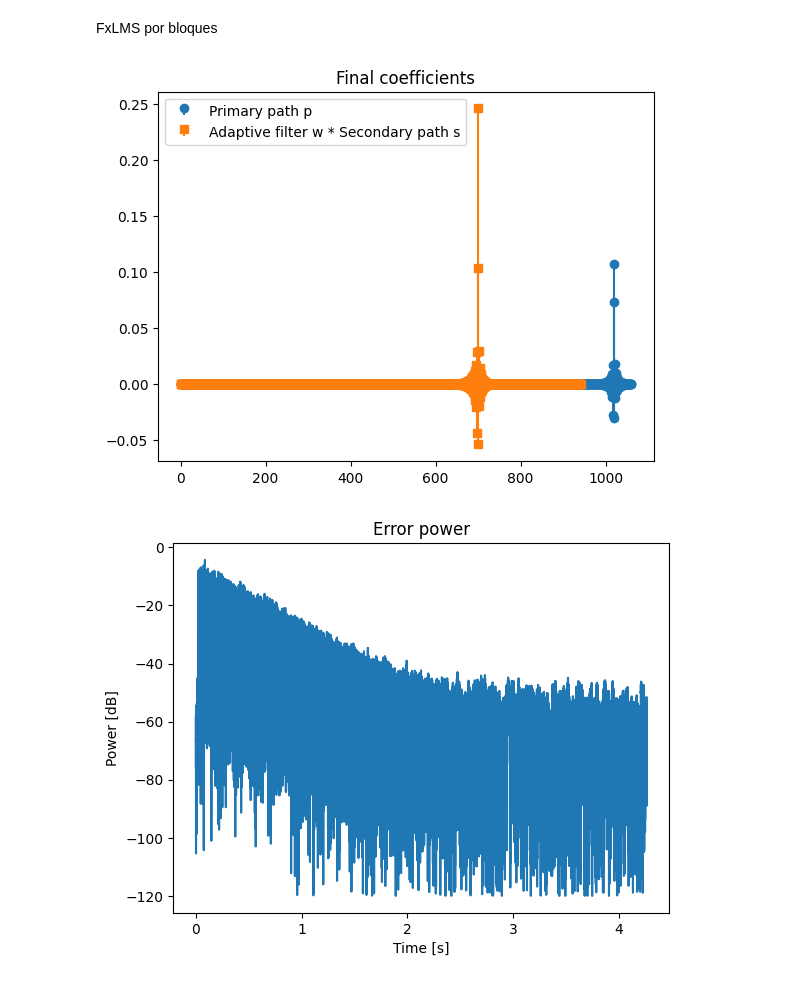
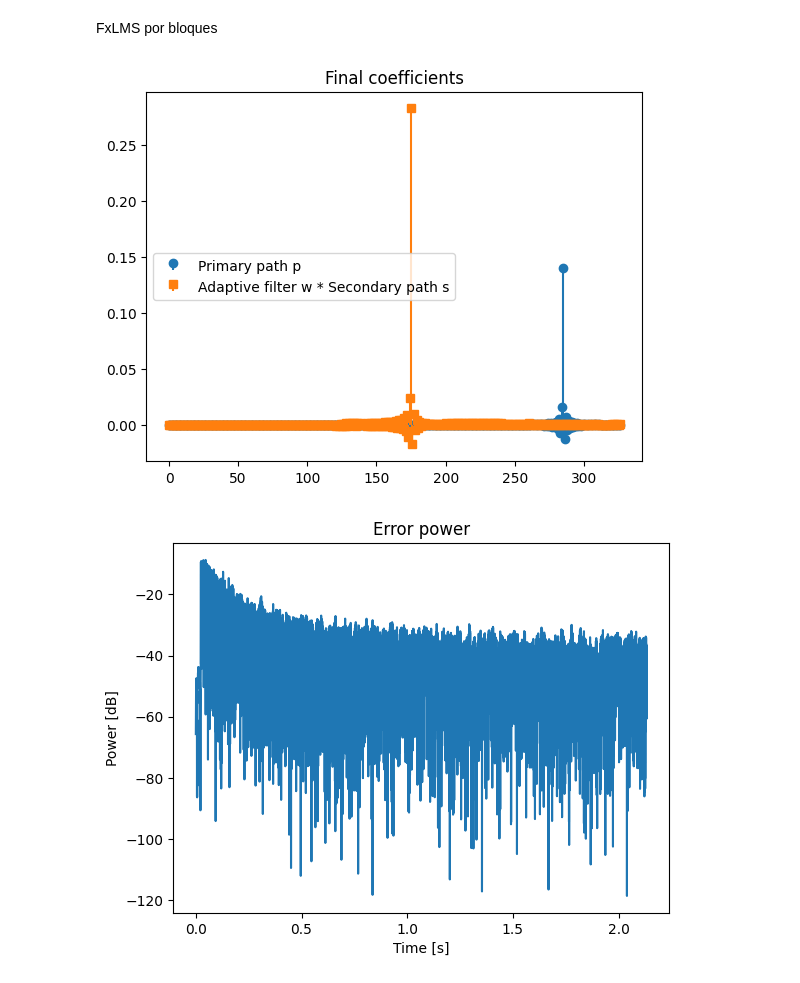
Before and after one commit to JuanAldrey/ANC-practice-library, a Jupyter notebook: notebooks/FxLMS block-based.ipynb, the cells around one changed output. Cells and saved outputs as stored; diff of their text form; code cells hidden in the pictures.

Commit message:
NLMS added to adapt function

```diff
--- a/notebooks/FxLMS block-based.ipynb
+++ b/notebooks/FxLMS block-based.ipynb
@@ -14,6 +14,6 @@ from helpers.generateRirs import generateRirs
 # %% [markdown]
 Simulation:
 # %%
-fs = 48000
+fs = 12000
 room = room(fs)
 # %% [output]
@@ -37,14 +37,14 @@ FxLMS por bloques
 np.random.seed(0)
 
 # Block and signal definition
-blocklength = 4096
+blocklength = 512
 nBlocks = 50
 N = nBlocks * blocklength
 t = np.arange(N) * (1/fs)
 x = np.random.randn(N)
 
 # Adaptive filter initialization (its spectrum has to be recalculated inside the loop)
-mu = 5
+mu = 0.5
 M_w = 512
 w = np.zeros(M_w)
 N_w = blocklength + M_w - 1
@@ -114,34 +114,34 @@ for k in range(nBlocks):
     sHatOutputBlocks.append(fxBlockOutput)
 
     # LMS algorithm
-    w = adapt(fxBlockOutput, e, M_w, blocklength, w, mu)
+    w = adapt(fxBlockOutput, e, M_w, blocklength, w, mu, NLMS=True)
 
     # History
     e_hist[k * blocklength:(k+1) * blocklength] = e
     w_hist[k * blocklength:(k+1) * blocklength, :] = w
 
 
 plt.figure()
 plt.stem(p, linefmt='C0-', markerfmt='C0o', basefmt=" ")
 plt.stem(np.convolve(w, s)[:len(p)], linefmt='C1-', markerfmt='C1s', basefmt=" ")
 plt.legend(['Primary path p', 'Adaptive filter w * Secondary path s'])
 plt.title('Final coefficients')
 plt.show()
 
 plt.figure()
 plt.plot(t, 10*np.log10(e_hist**2 + 1e-12))
 plt.title('Error power')
 plt.xlabel('Time [s]')
 plt.ylabel('Power [dB]')
 plt.show()
 
 plt.figure()
 for k in range(M_w):
     plt.plot(t, w_hist[:, k])
 plt.title('Coefficient convergence')
 plt.xlabel('Time [s]')
 plt.ylabel('Value')
 plt.show()
 # %% [output]
-[figure, old version]
+[figure, new version]
-[figure, old version]
+[figure, new version]
```
Also changed, not shown: parts of 3 cells of this notebook, 1 other file.
